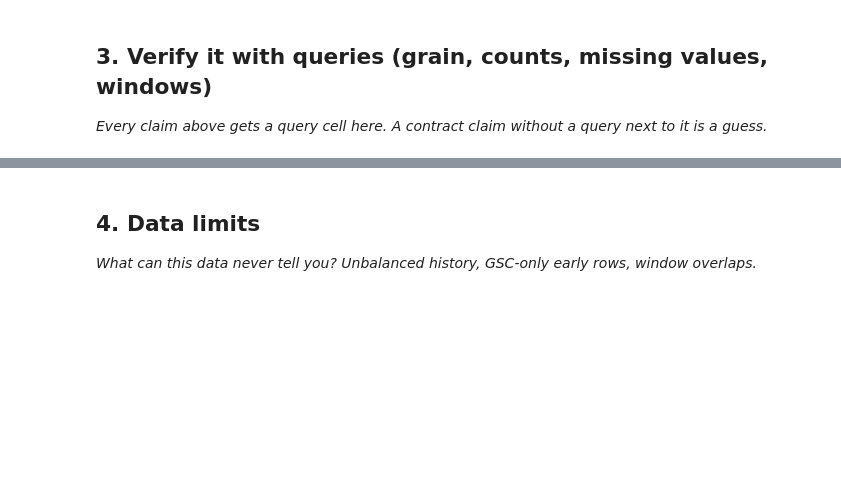
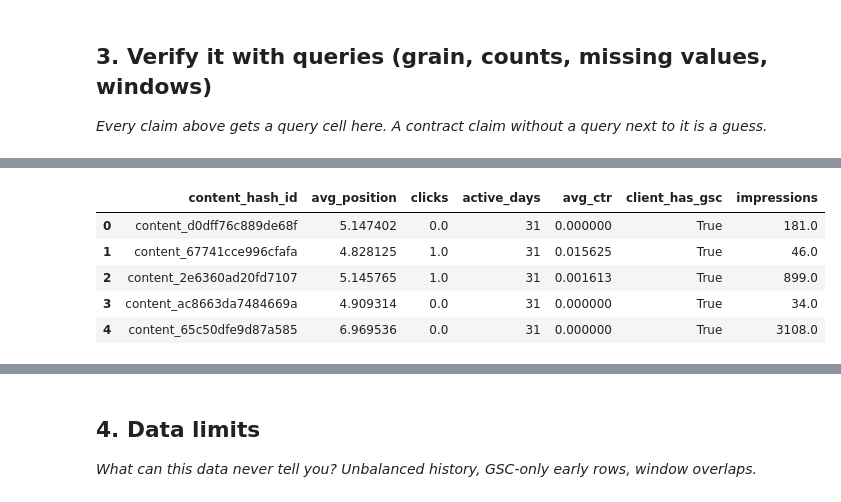
Before and after one commit to Sgln24/flyrank-ml-internship-w1, a Jupyter notebook: work/notebooks/w03_data_contract.ipynb, the cells around one changed output, grey strips where cells are left out. Saved outputs shown, nothing was run; the diff lists cells and outputs as text; code cells hidden in the pictures; blank space fills up the shorter version.

```diff
--- a/work/notebooks/w03_data_contract.ipynb
+++ b/work/notebooks/w03_data_contract.ipynb
@@ -29,0 +193,30 @@ This skeleton is yours to fill. Work the sections **in order** — each one has
+# %%
+#Using a subset (LIMIT 10000) for quick experimentation.
+feature_frame = con.sql(f"""
+SELECT
+    content_hash_id,
+    AVG(gsc_avg_position) AS avg_position,
+    SUM(gsc_clicks) AS clicks,
+    COUNT(DISTINCT report_date) AS active_days,
+    AVG(
+        CASE
+        WHEN gsc_impressions > 0
+        THEN gsc_clicks * 1.0 / gsc_impressions
+        END
+    ) AS avg_ctr,
+    MAX(client_has_gsc) AS client_has_gsc,
+    SUM(gsc_impressions) AS impressions
+FROM {TABLES['fact_daily']}
+WHERE DATE_TRUNC('month', report_date)=DATE '2026-03-01'
+GROUP BY content_hash_id
+LIMIT 10000
+""").df()
+
+feature_frame.head()
+# %% [output]
+|  | content_hash_id | avg_position | clicks | active_days | avg_ctr | client_has_gsc | impressions |
+| 0 | content_d0dff76c889de68f | 5.147402 | 0.0 | 31 | 0.000000 | True | 181.0 |
+| 1 | content_67741cce996cfafa | 4.828125 | 1.0 | 31 | 0.015625 | True | 46.0 |
+| 2 | content_2e6360ad20fd7107 | 5.145765 | 1.0 | 31 | 0.001613 | True | 899.0 |
+| 3 | content_ac8663da7484669a | 4.909314 | 0.0 | 31 | 0.000000 | True | 34.0 |
+| 4 | content_65c50dfe9d87a585 | 6.969536 | 0.0 | 31 | 0.000000 | True | 3108.0 |
```
Also changed, not shown: parts of 18 cells of this notebook.
